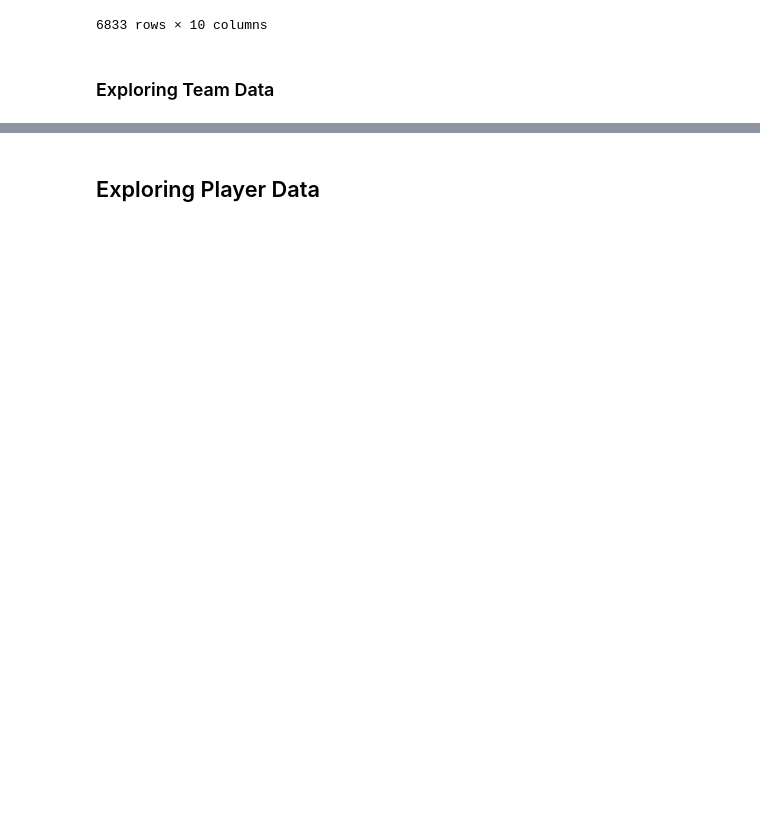
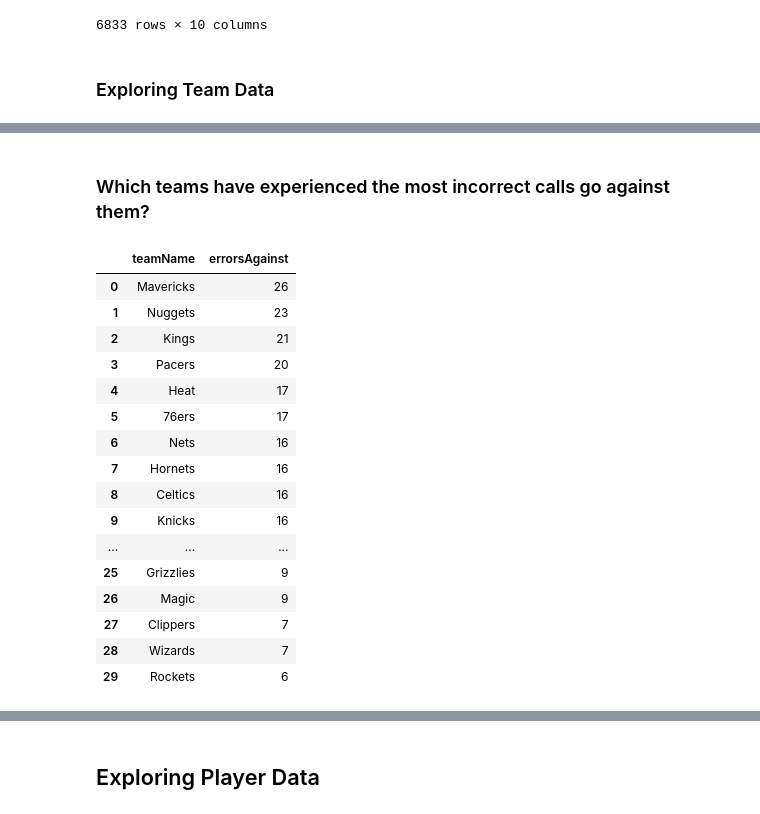
Before and after one commit to adithram/l2m, a Jupyter notebook: notebooks/data-inspection.ipynb, the cells around one changed output, grey strips where cells are left out. Cells and saved outputs as stored; diff of their text form; code cells hidden in the pictures; blank space fills up the shorter version.

```diff
--- a/notebooks/data-inspection.ipynb
+++ b/notebooks/data-inspection.ipynb
@@ -71,0 +86,22 @@ aggregated_favorable_errors.head(20)
+# %% [markdown]
+### Which teams have experienced the most incorrect calls go against them?
+# %%
+victim_teams.head(32)
+# %% [output]
+|  | teamName | errorsAgainst |
+| 0 | Mavericks | 26 |
+| 1 | Nuggets | 23 |
+| 2 | Kings | 21 |
+| 3 | Pacers | 20 |
+| 4 | Heat | 17 |
+| 5 | 76ers | 17 |
+| 6 | Nets | 16 |
+| 7 | Hornets | 16 |
+| 8 | Celtics | 16 |
+| 9 | Knicks | 16 |
+| ... | ... | ... |
+| 25 | Grizzlies | 9 |
+| 26 | Magic | 9 |
+| 27 | Clippers | 7 |
+| 28 | Wizards | 7 |
+| 29 | Rockets | 6 |
```
Also changed, not shown: parts of 18 cells of this notebook.
